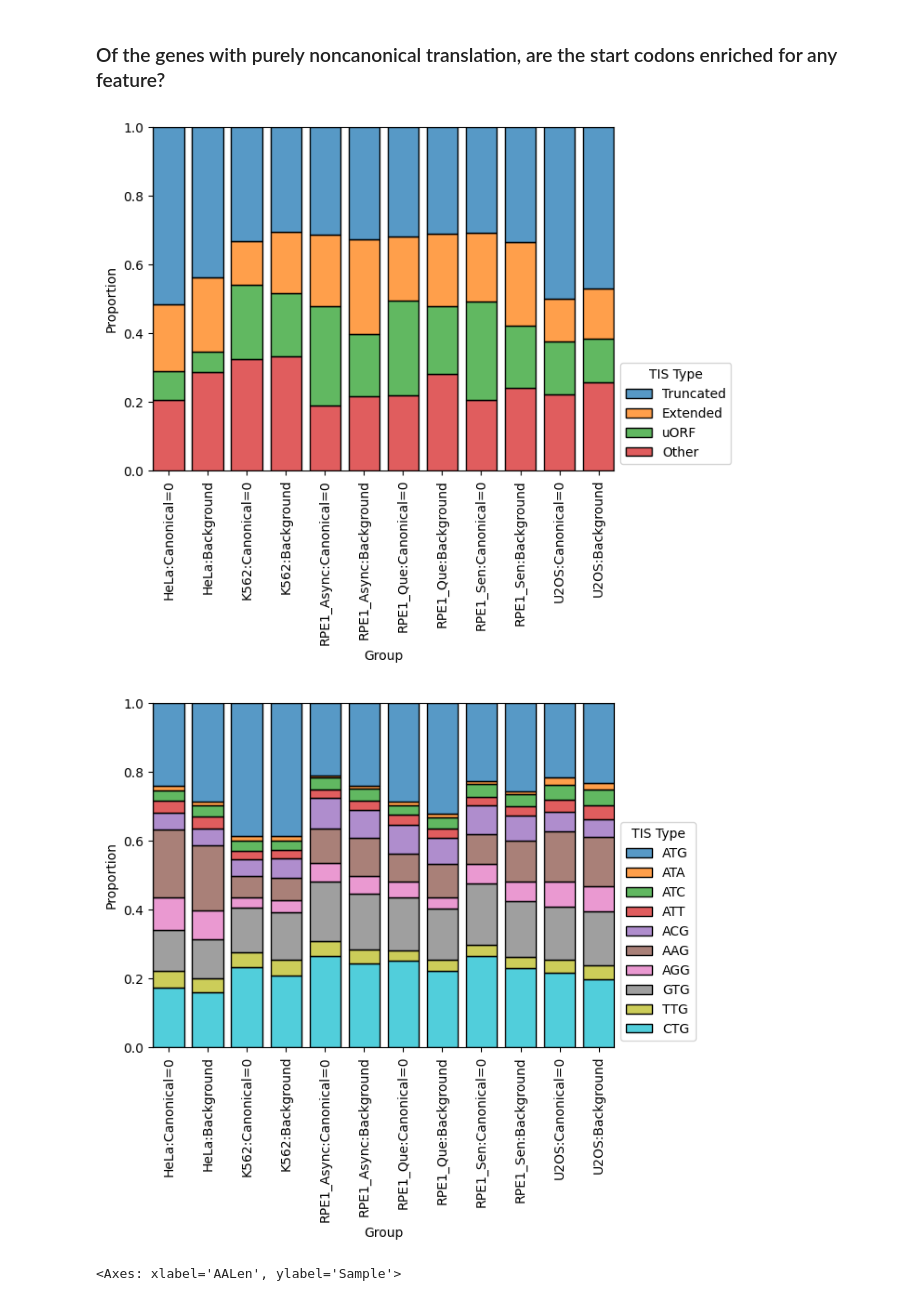
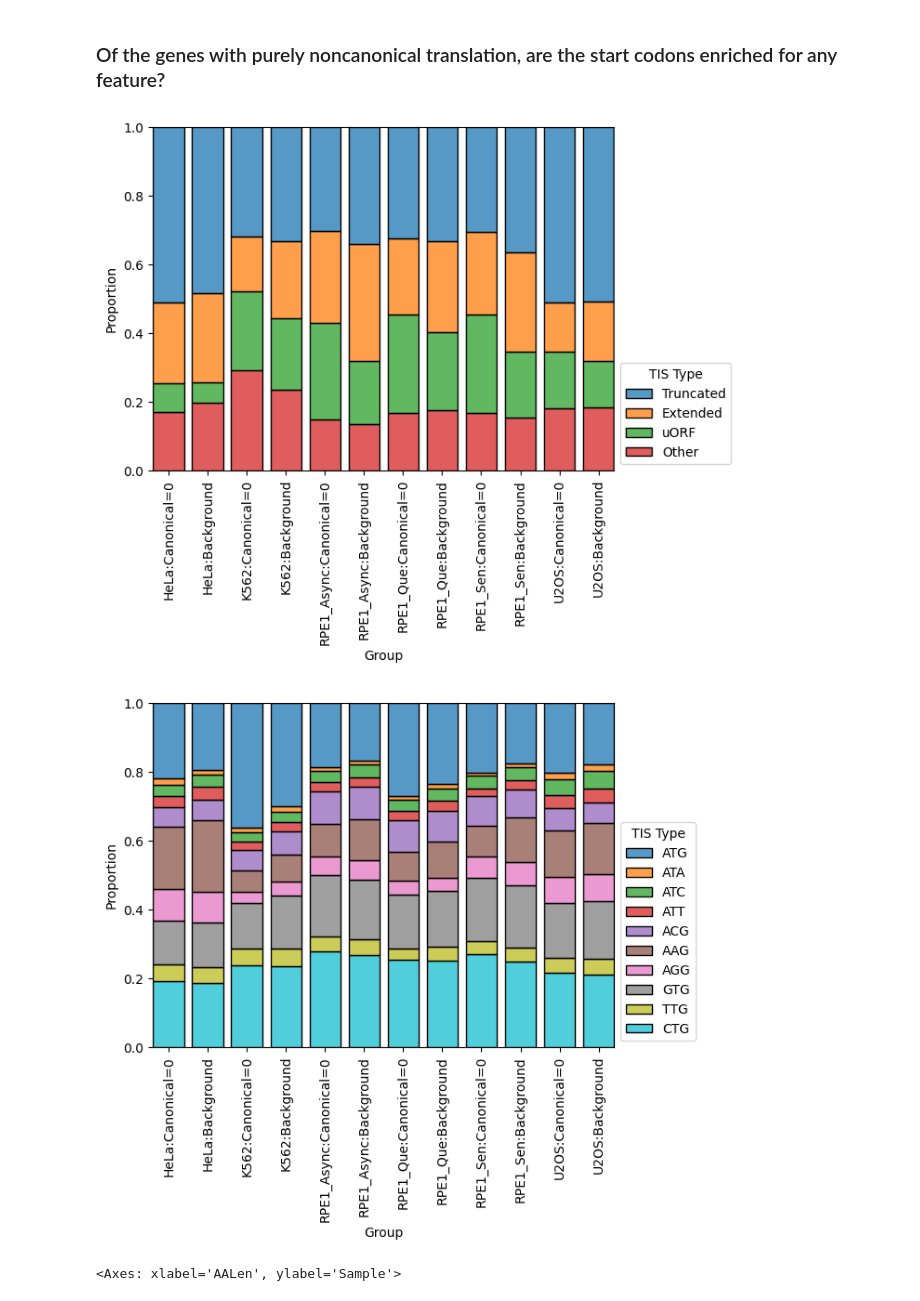
Before and after one commit to cheeseman-lab/coTISja, a Jupyter notebook: src/notebooks/explore_tis_data.ipynb, the cells around one changed output. Cells and saved outputs as stored; diff of their text form; code cells hidden in the pictures.

```diff
--- a/src/notebooks/explore_tis_data.ipynb
+++ b/src/notebooks/explore_tis_data.ipynb
@@ -13,6 +13,7 @@ import re
 # %%
 experiment_table, sample_df, replicate_df = load_experiment_manifest()
 samples = experiment_table['sample'].tolist()
+codon_order = ['ATG', 'ATA', 'ATC', 'ATT', 'ACG', 'AAG', 'AGG', 'GTG', 'TTG', 'CTG']
 # %%
 def load_gtf_annotations(gtf_path=GTF_FILE, features=['start_codon', 'CDS', 'UTR']):
     annotation_tables = []
@@ -174,3 +308,23 @@ any_gene_translation_norm_count_matrix = norm_tis_counts_matrix.T.merge(
+# %%
+gene_all_translation_norm_count_matrix = all_tis_df.drop_duplicates(subset=['Sample', 'TIS_ID', 'TISCounts']).pivot_table(
+    index='Sample', columns='Symbol', values='NormTISCounts', aggfunc=np.sum
+)
+
+gene_canonical_translation_norm_count_matrix = all_tis_df.sort_values('RecatTISType').drop_duplicates(subset=['Sample', 'TIS_ID', 'TISCounts']).query(
+    'RecatTISType.str.contains("Annotated")'
+).pivot_table(
+    index='Sample', columns='Symbol', values='NormTISCounts', aggfunc=np.sum
+)
+gene_noncanonical_translation_norm_count_matrix = all_tis_df.sort_values('RecatTISType').drop_duplicates(subset=['Sample', 'TIS_ID', 'TISCounts']).query(
+    '~RecatTISType.str.contains("Annotated")'
+).pivot_table(
+    index='Sample', columns='Symbol', values='NormTISCounts', aggfunc=np.sum
+)
+
+canonical_count_fraction = (
+    gene_canonical_translation_norm_count_matrix.reindex_like(gene_all_translation_norm_count_matrix).fillna(0) /
+    gene_all_translation_norm_count_matrix
+)
 # %% [markdown]
 ### How does start codon usage vary between cell lines?
 # %%
@@ -197,16 +371,18 @@ Text(0.5, 0, 'Fraction of counts per gene at canonical TIS')
 # %% [markdown]
 ### Of the genes with purely noncanonical translation, are the start codons enriched for any feature?
 # %%
+unique_tis_df = all_tis_df.drop_duplicates(subset=['Sample', 'TIS_ID', 'TISCounts']).copy()
+
 tis_subsets = dict()
 for s in samples:
-    tis_subsets[f'{s}:Canonical=0'] = all_tis_df[
-        (all_tis_df['Sample'] == s) &
-        all_tis_df['Symbol'].isin(canonical_count_fraction.loc[s, canonical_count_fraction.loc[s] == 0].index.tolist()) &
-        (~all_tis_df['Imputed'])
+    tis_subsets[f'{s}:Canonical=0'] = unique_tis_df[
+        (unique_tis_df['Sample'] == s) &
+        unique_tis_df['Symbol'].isin(canonical_count_fraction.loc[s, canonical_count_fraction.loc[s] == 0].index.tolist()) &
+        (~unique_tis_df['Imputed'])
     ]
-    tis_subsets[f'{s}:Background'] = all_tis_df[
-        (all_tis_df['Sample'] == s) &
-        (all_tis_df['RecatTISType'] != 'Annotated')
+    tis_subsets[f'{s}:Background'] = unique_tis_df[
+        (unique_tis_df['Sample'] == s) &
+        (unique_tis_df['RecatTISType'] != 'Annotated')
     ]
 # %%
 def plot_tis_type_distribution(subset_dict, hue='RecatTISType', **plot_kws):
@@ -222,14 +398,14 @@ ax.get_legend().set_title('TIS Type')
 ax.get_legend().set_loc(loc='lower left')
 ax.get_legend().set_bbox_to_anchor((1, 0))
 # %% [output]
-[figure, old version]
+[figure, new version]
 # %%
-ax = plot_tis_type_distribution(tis_subsets, hue='StartCodon', hue_order=['ATG', 'ATA', 'ATC', 'ATT', 'ACG', 'AAG', 'AGG', 'GTG', 'TTG', 'CTG'])
+ax = plot_tis_type_distribution(tis_subsets, hue='StartCodon', hue_order=codon_order)
 ax.get_legend().set_title('TIS Type')
 ax.get_legend().set_loc(loc='lower left')
 ax.get_legend().set_bbox_to_anchor((1, 0))
 # %% [output]
-[figure, old version]
+[figure, new version]
 # %%
 sns.boxplot(
     all_tis_df, x='AALen', y='Sample', hue='RecatTISType', dodge=True, showfliers=False, hue_order=['Extended', 'Annotated', 'Truncated', 'Other', 'uORF']
```
Also changed, not shown: parts of 52 cells of this notebook.
